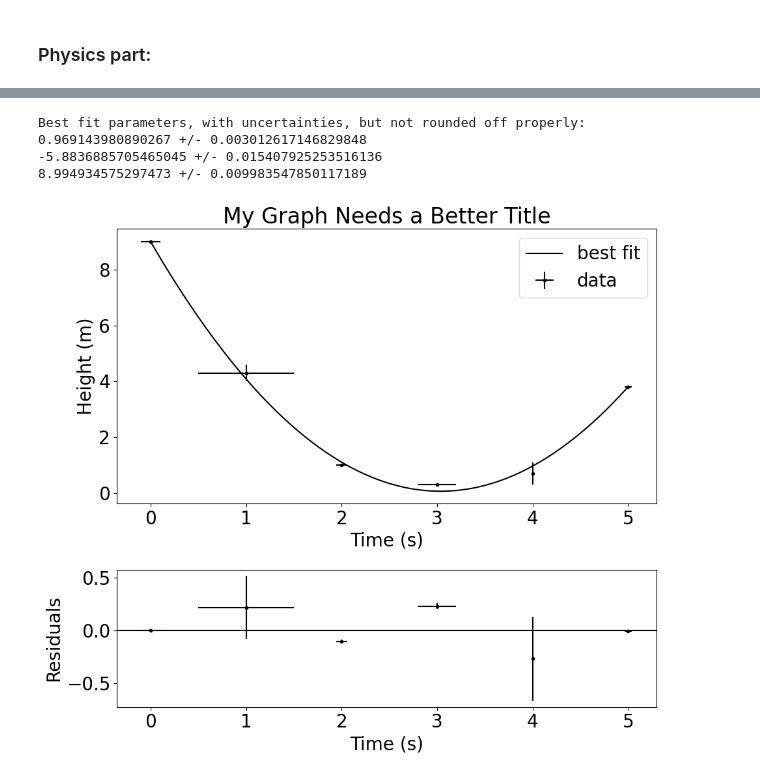
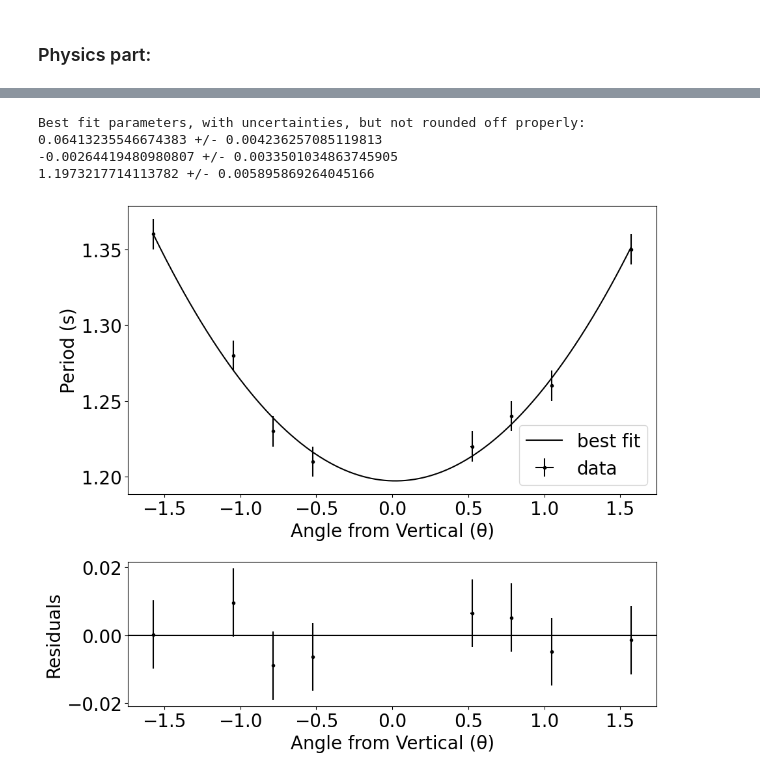
Before and after one commit to ijessicachen/introdatascience, a Jupyter notebook: schoolgraphs/fitdata_PHY180.ipynb, the cells around one changed output, grey strips where cells are left out. Drawn from its saved outputs; the diff is of its cells as text; code cells hidden in the pictures.

Commit message:
Added Period vs Angle pendulum data.

```diff
--- a/schoolgraphs/fitdata_PHY180.ipynb
+++ b/schoolgraphs/fitdata_PHY180.ipynb
@@ -64,13 +65,13 @@ def plot_fit(my_func, xdata, ydata, xerror=None, yerror=None, init_guess=None, f
     # Plot the best fit curve on top of the data points as a line.
     # NOTE: you may want to change the value of label to something better!!
 
-    ax1.legend(loc='upper right')
+    ax1.legend(loc='lower right')
     # Prints a box using what's in the "label" strings in the previous two lines.
     # loc specifies the location
 
     ax1.set_xlabel(xlabel)
     ax1.set_ylabel(ylabel)
-    ax1.set_title(title)
+    #ax1.set_title(title)
     # label the axes and set a title
 
     #ax1.set_xscale('log')
@@ -127,33 +129,33 @@ Best fit parameters, with uncertainties, but not rounded off properly:
 # %%
 # LOAD DATA FROM CSV FILE
 # NOTE: The CSV file should not have commas to separate things! Spaces or tabs are fine.
 #    - Actually, at a later date if you realize it might be easier to work with a proper CSV file you can
 #      try to alter it so commas will work.
 
 # Again, start with a fitting function. This time it is quadratic.
 def quadratic(t, a, b, c):
     return a*t**2 + b*t + c
 
 # Now load the data from the file. The file should be in the same directory as this Python code.
 # Some chance you will need an absolute path: "C:\\Users\\Brian\\Python\\mydata_fake.txt"
-filename="testdata.txt"
+filename="periodangle.txt"
 x, y, xerr, yerr = load_data(filename)
 
 # This time, let's use every single possible option available to bb.plot_fit()
 
 init_guess = (-0.5, 0, +0.5) # guess for the best fit parameters
 font_size = 20
-xlabel = "Time (s)"
-ylabel = "Height (m)"
+xlabel = "Angle from Vertical (θ)"
+ylabel = "Period (s)"
 
 # Now we make the plot, displayed on screen and saved in the directory, and print the best fit values
 plot_fit(quadratic, x, y, xerr, yerr, init_guess=init_guess, font_size=font_size,
             xlabel=xlabel, ylabel=ylabel)
 
 # Note: for sinusoidal functions, guessing the period correctly with init_guess is critical
 # %% [output]
 Best fit parameters, with uncertainties, but not rounded off properly:
-0.969143980890267 +/- 0.003012617146829848
--5.8836885705465045 +/- 0.015407925253516136
-8.994934575297473 +/- 0.009983547850117189
+0.06413235546674383 +/- 0.004236257085119813
+-0.00264419480980807 +/- 0.0033501034863745905
+1.1973217714113782 +/- 0.005895869264045166
-[figure, old version]
+[figure, new version]
```
Also changed, not shown: parts of 2 cells of this notebook, 2 other files.
